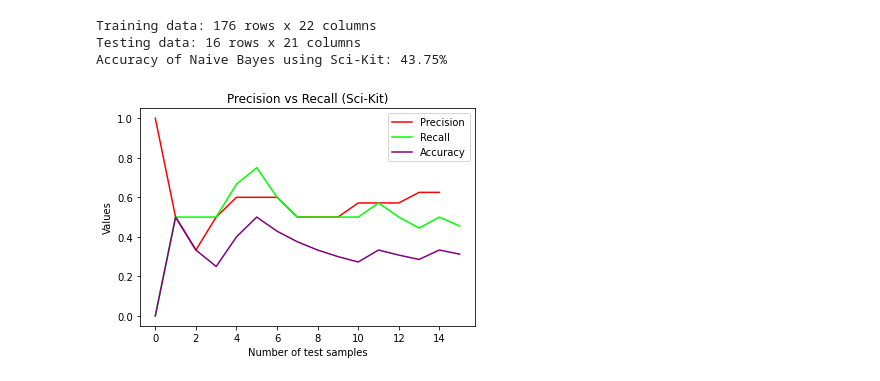
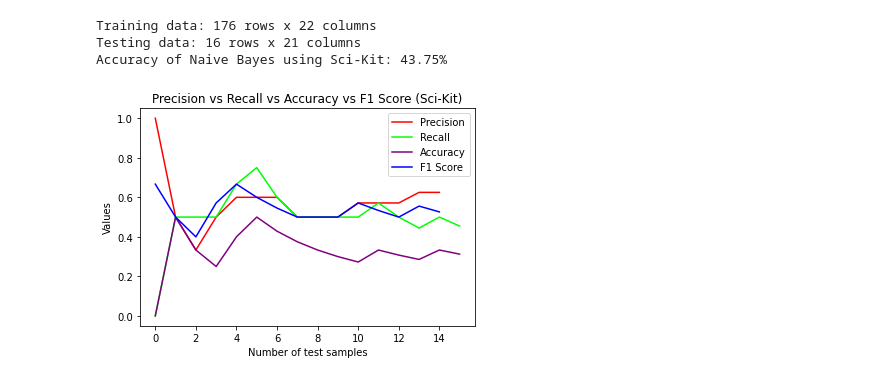
Before and after one commit to rajatjain007/FIFAWorldCupPrediction, a Jupyter notebook: NaiveBayes/phase1.ipynb, the cells around one changed output. Cells and saved outputs as stored; diff of their text form; code cells hidden in the pictures.

```diff
--- a/NaiveBayes/phase1.ipynb
+++ b/NaiveBayes/phase1.ipynb
@@ -57,10 +57,13 @@ def precisionAndRecall(predictedValues):
     precision = []
     recall = []
     accuracy = []
+    f1 = []
 
     for index in range(len(predictedValues)):
         if(predictedValues[index]==1 and actualValues[index]==1):
             truePositives += 1
+            calculatedPrecision = 0
+            calculatedRecall = 0
             if(truePositives+falseNegatives!=0):
                 calculatedRecall = truePositives/(truePositives+falseNegatives)
                 recall.append(calculatedRecall)
@@ -69,9 +72,14 @@ def precisionAndRecall(predictedValues):
                 precision.append(calculatedPrecision)
             if(truePositives+trueNegatives+falseNegatives+falsePositives!=0):
                 accuracy.append(truePositives/(truePositives+trueNegatives+falseNegatives+falsePositives))
+            if(calculatedRecall+calculatedPrecision!=0):
+                f1.append((2*calculatedPrecision*calculatedRecall)/(calculatedRecall+calculatedPrecision))
+
 
         if(predictedValues[index]==1 and actualValues[index]==0):
             falsePositives += 1
+            calculatedPrecision = 0
+            calculatedRecall = 0
             if(truePositives+falseNegatives!=0):
                 calculatedRecall = truePositives/(truePositives+falseNegatives)
                 recall.append(calculatedRecall)
@@ -80,41 +88,52 @@ def precisionAndRecall(predictedValues):
                 precision.append(calculatedPrecision)
             if(truePositives+trueNegatives+falseNegatives+falsePositives!=0):
                 accuracy.append(truePositives/(truePositives+trueNegatives+falseNegatives+falsePositives))
+            if(calculatedRecall+calculatedPrecision!=0):
+                f1.append((2*calculatedPrecision*calculatedRecall)/(calculatedRecall+calculatedPrecision))
 
         if(predictedValues[index]==0 and actualValues[index]==0):
             trueNegatives += 1
+            calculatedPrecision = 0
+            calculatedRecall = 0
             if(truePositives+falseNegatives!=0):
                 calculatedRecall = truePositives/(truePositives+falseNegatives)
                 recall.append(calculatedRecall)
             if(truePositives+falsePositives!=0):
                 calculatedPrecision = truePositives/(truePositives+falsePositives)
                 precision.append(calculatedPrecision)
             if(truePositives+trueNegatives+falseNegatives+falsePositives!=0):
                 accuracy.append(truePositives/(truePositives+trueNegatives+falseNegatives+falsePositives))
+            if(calculatedRecall+calculatedPrecision!=0):
+                f1.append((2*calculatedPrecision*calculatedRecall)/(calculatedRecall+calculatedPrecision))
 
         if(predictedValues[index]==0 and actualValues[index]==1):
             falseNegatives += 1
+            calculatedPrecision = 0
+            calculatedRecall = 0
             if(truePositives+falseNegatives!=0):
                 calculatedRecall = truePositives/(truePositives+falseNegatives)
                 recall.append(calculatedRecall)
             if(truePositives+falsePositives!=0):
                 calculatedPrecision = truePositives/(truePositives+falsePositives)
                 precision.append(calculatedPrecision)
             if(truePositives+trueNegatives+falseNegatives+falsePositives!=0):
                 accuracy.append(truePositives/(truePositives+trueNegatives+falseNegatives+falsePositives))
+            if(calculatedRecall+calculatedPrecision!=0):
+                f1.append((2*calculatedPrecision*calculatedRecall)/(calculatedRecall+calculatedPrecision))
 
-    return precision,recall,accuracy
+    return precision,recall,accuracy,f1
 
-precision, recall,accuracy = precisionAndRecall(model.predict(featuresTest))
+precision, recall, accuracy, f1 = precisionAndRecall(model.predict(featuresTest))
 
-plt.title("Precision vs Recall (Sci-Kit)")
+plt.title("Precision vs Recall vs Accuracy vs F1 Score (Sci-Kit)")
 plt.xlabel("Number of test samples")
 plt.ylabel("Values")
 plt.plot(precision,color = "red", label = "Precision")
 plt.plot(recall,color = "lime", label = "Recall")
 plt.plot(accuracy,color = "purple", label = "Accuracy")
+plt.plot(f1,color = "blue", label = "F1 Score")
 
 plt.legend()
 plt.show()
 # %% [output]
-[figure, old version]
+[figure, new version]
```
Also changed, not shown: 1 other file.
